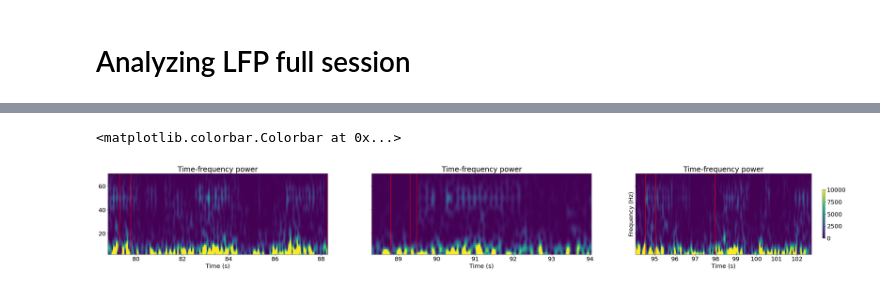
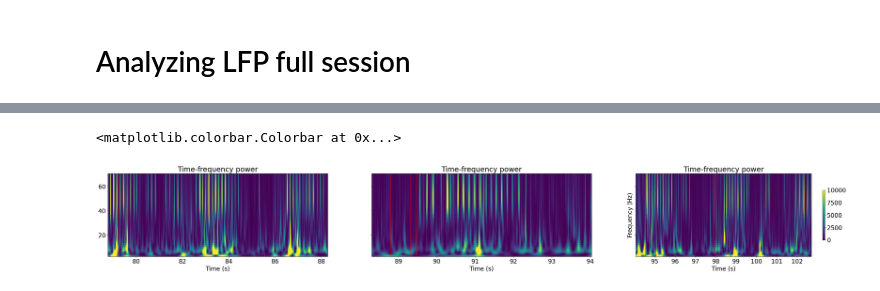
Before and after one commit to Cestarellasmartin/PLRNN, a Jupyter notebook: Data_Organization/LFP_Analysis/LFP_exploration.ipynb, the cells around one changed output, grey strips where cells are left out. Drawn from its saved outputs; the diff is of its cells as text; code cells hidden in the pictures.

```diff
--- a/Data_Organization/LFP_Analysis/LFP_exploration.ipynb
+++ b/Data_Organization/LFP_Analysis/LFP_exploration.ipynb
@@ -590,7 +587,7 @@ plt.show()
 # wavelet parameters
 nfrex = 50 # 50 frequencies
 frex  = np.linspace(3,70,nfrex) # 50 frequencies that are generated linearly between 8 and 70 Hz
-fwhm  = .2 # full-width at half-maximum in seconds
+fwhm  = 1/frex # full-width at half-maximum in seconds
 
 # time vector for wavelets
 wavetime = np.arange(-2,2,1/srate)
@@ -599,56 +596,56 @@ timevec = np.arange(0,N)/srate
 
 # initialize matrices for wavelets
 wavelets = np.zeros( (nfrex,len(wavetime)) ,dtype=complex)
 
 # create complex Morlet wavelet family
 for wi in range(0,nfrex):
-    gaussian = np.exp( -(4*np.log(2)*wavetime**2) / fwhm**2 )   # Gaussian
+    gaussian = np.exp( -(4*np.log(2)*wavetime**2) / fwhm[wi]**2 )   # Gaussian
     wavelets[wi,:] = np.exp(1j*2*np.pi*frex[wi]*wavetime) * gaussian # complex Morlet wavelet
 
 # 1 Run convolution using spectral multiplication
 
 #use the fileter data as data
 data = LFP # low passes and notched data
 
 # convolution parameters
 nconv = len(timevec) + len(wavetime) - 1 # M+N-1
 halfk = int( np.floor(len(wavetime)/2) )
 
 # Fourier spectrum of the signal
 dataX = scipy.fftpack.fft(data,nconv) # here we can the fft of the data only once
 
 # initialize time-frequency matrix. The whole trial
 tf = np.zeros( (nfrex,len(timevec)) )
 
 # convolution per frequency. We alternatively use the python conv function
 for fi in range(0,nfrex):
     waveX = scipy.fftpack.fft(wavelets[fi,:],nconv)# FFT of the wavelet
     waveX = waveX / np.abs(np.max(waveX)) # amplitude-normalize the wavelet in the frequency domain
     convres = scipy.fftpack.ifft( waveX*dataX ) # convolution # inverse of the ifft
     convres = convres[halfk-1:-halfk]  # trim the "wings"  # result is also complex
     tf[fi,:] = np.abs(convres)**2 # # extract power from complex signal, we get the magnitude(np.abs)
+
+# Intial and Final temporal points
+trials = 3
+fig,ax = plt.subplots(1, 3, figsize = (45,5), sharey = True)
+i=9
+for a in ax:
+    i+=1
+    Ti = session_ttl["TTL_start"][i]
+    Tf = session_ttl["TTL_end"][i]
+    Ts = session_ttl["TTL_stim_pres"][i]
+    Tcc = session_ttl["TTL_closed_loop"][i]
+    To = int(session_ttl["Outcome"][i])
+    pcm = a.pcolormesh(timevec[Ti:Tf],frex,tf[:,Ti:Tf],vmin=0,vmax=1e4)
+    a.axvline(timevec[Ts],c='r')
+    a.axvline(timevec[Tcc],c='r')
+    a.axvline(timevec[To],c='r')
+    a.set_xlabel('Time (s)'), plt.ylabel('Frequency (Hz)')
+    a.set_title('Time-frequency power')
+fig.colorbar(pcm, shrink=0.6)
+# %% [output]
+<matplotlib.colorbar.Colorbar at 0x...>
+[figure, added]
-# %%
-# Intial and Final temporal points
-trials = 3
-fig,ax = plt.subplots(1, 3, figsize = (45,5), sharey = True)
-i=9
-for a in ax:
-    i+=1
-    Ti = session_ttl["TTL_start"][i]
-    Tf = session_ttl["TTL_end"][i]
-    Ts = session_ttl["TTL_stim_pres"][i]
-    Tcc = session_ttl["TTL_closed_loop"][i]
-    To = int(session_ttl["Outcome"][i])
-    pcm = a.pcolormesh(timevec[Ti:Tf],frex,tf[:,Ti:Tf],vmin=0,vmax=1e4)
-    a.axvline(timevec[Ts],c='r')
-    a.axvline(timevec[Tcc],c='r')
-    a.axvline(timevec[To],c='r')
-    a.set_xlabel('Time (s)'), plt.ylabel('Frequency (Hz)')
-    a.set_title('Time-frequency power')
-fig.colorbar(pcm, shrink=0.6)
-# %% [output]
-<matplotlib.colorbar.Colorbar at 0x...>
-[figure, removed]
 # %%
 # Selection of trials before and after the rule
 
```
Also changed, not shown: parts of 7 cells of this notebook.
